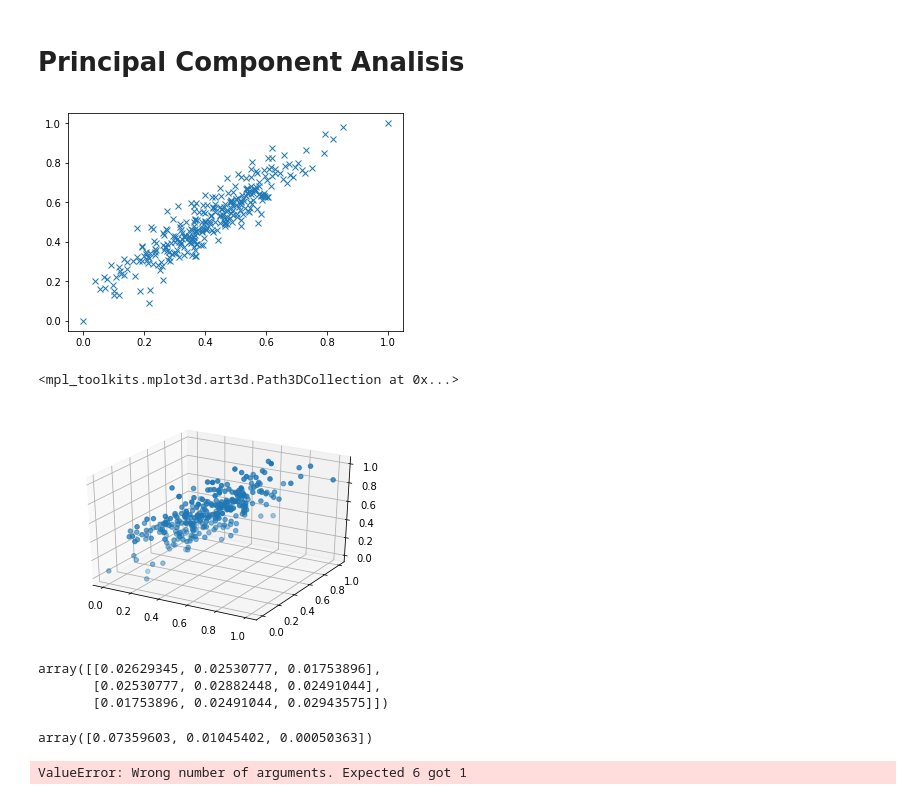
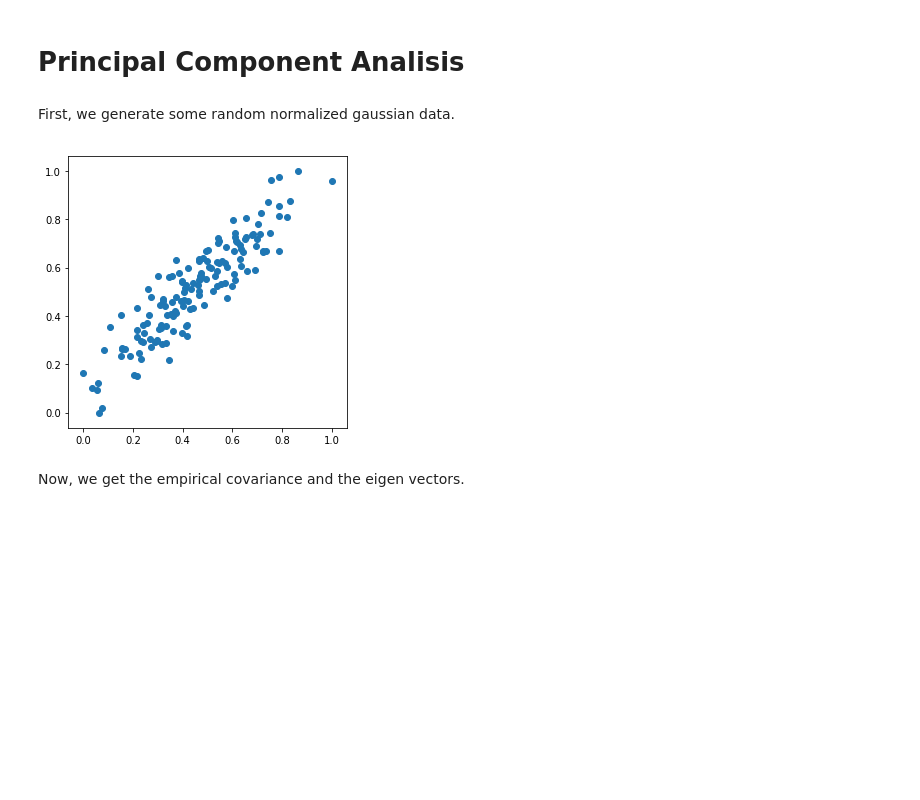
Before and after one commit to gregschuit/Data-mining, a Jupyter notebook: 1. PCA.ipynb, the cells around one changed output. Drawn from its saved outputs; the diff is of its cells as text; code cells hidden in the pictures; blank space fills up the shorter version.

```diff
--- a/1. PCA.ipynb
+++ b/1. PCA.ipynb
@@ -4,6 +4,8 @@
 import numpy as np
 import matplotlib.pyplot as plt
 from mpl_toolkits.mplot3d import Axes3D
+# %% [markdown]
+First, we generate some random normalized gaussian data.
 # %%
 mean = [2, 3, 5]
 # %%
@@ -13,21 +15,16 @@ precov = [[2, 3, 0],
 # %%
 cov = np.dot(precov, np.transpose(precov))
 # %%
-x, y, z = np.random.multivariate_normal(mean, cov, 300).T
-x = [(d - min(x)) / (max(x) - min(x)) for d in x]
-y = [(d - min(y)) / (max(y) - min(y)) for d in y]
-z = [(d - min(z)) / (max(z) - min(z)) for d in z]
+x, y, z = np.random.multivariate_normal(mean, cov, 150).T
+x = np.array([(d - min(x)) / (max(x) - min(x)) for d in x])
+y = np.array([(d - min(y)) / (max(y) - min(y)) for d in y])
+z = np.array([(d - min(z)) / (max(z) - min(z)) for d in z])
 
-plt.plot(x, y, 'x')
-#plt.axis('equal')
+plt.figure(figsize=(5, 5))
+plt.scatter(x, y)
 plt.show()
 # %% [output]
-[figure, old version]
+[figure, new version]
-# %%
-fig = plt.figure()
-puntos = fig.add_subplot(111, projection='3d')
-puntos.scatter(x, y, z)
-# %% [output]
-<mpl_toolkits.mplot3d.art3d.Path3DCollection at 0x...>
-[figure, removed]
+# %% [markdown]
+Now, we get the empirical covariance and the eigen vectors.
 # %%
@@ -36,16 +32,0 @@ cov_empirica = np.cov(matriz_datos)
-# %%
-cov_empirica
-# %% [output]
-array([[0.02629345, 0.02530777, 0.01753896],
-       [0.02530777, 0.02882448, 0.02491044],
-       [0.01753896, 0.02491044, 0.02943575]])
-# %%
-values, vectors = np.linalg.eig(cov_empirica)
-values
-# %% [output]
-array([0.07359603, 0.01045402, 0.00050363])
-# %%
-puntos.quiver(vectors[0])
-plt.show()
-# %% [output]
-ValueError: Wrong number of arguments. Expected 6 got 1
```
Also changed, not shown: parts of 6 cells of this notebook.
